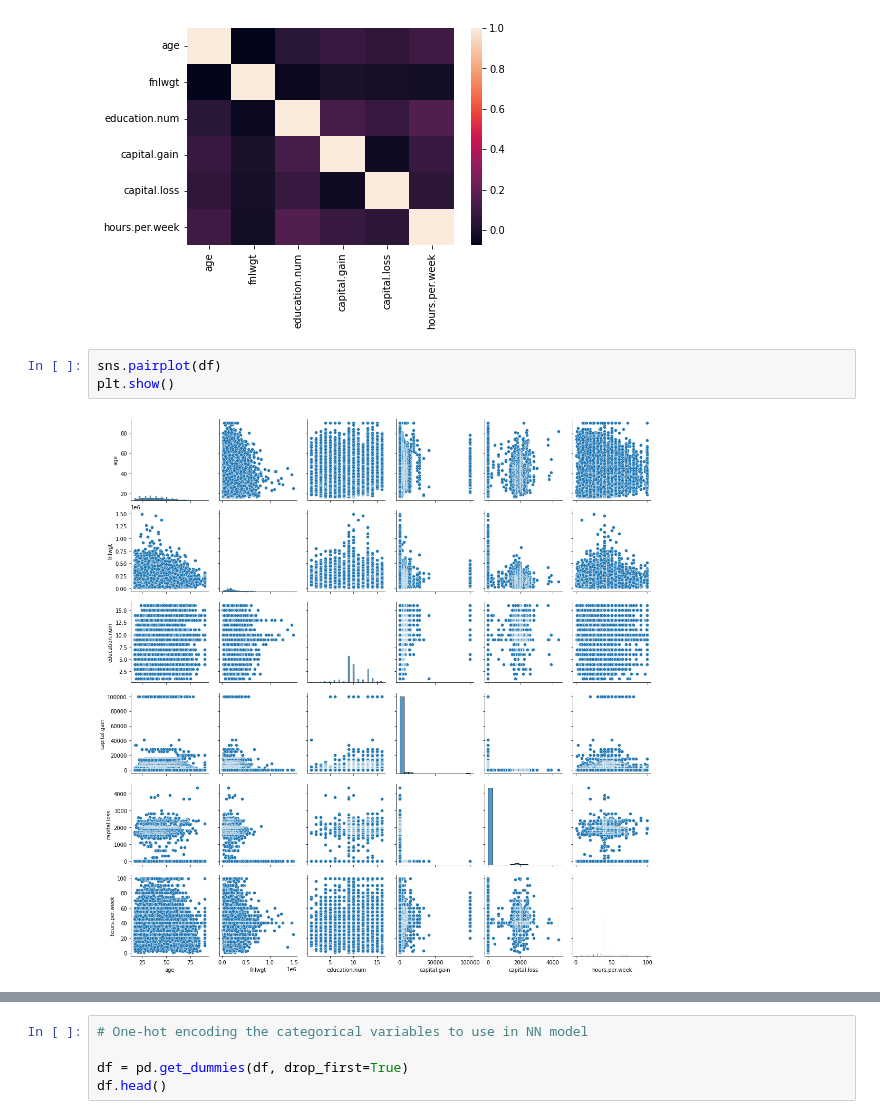
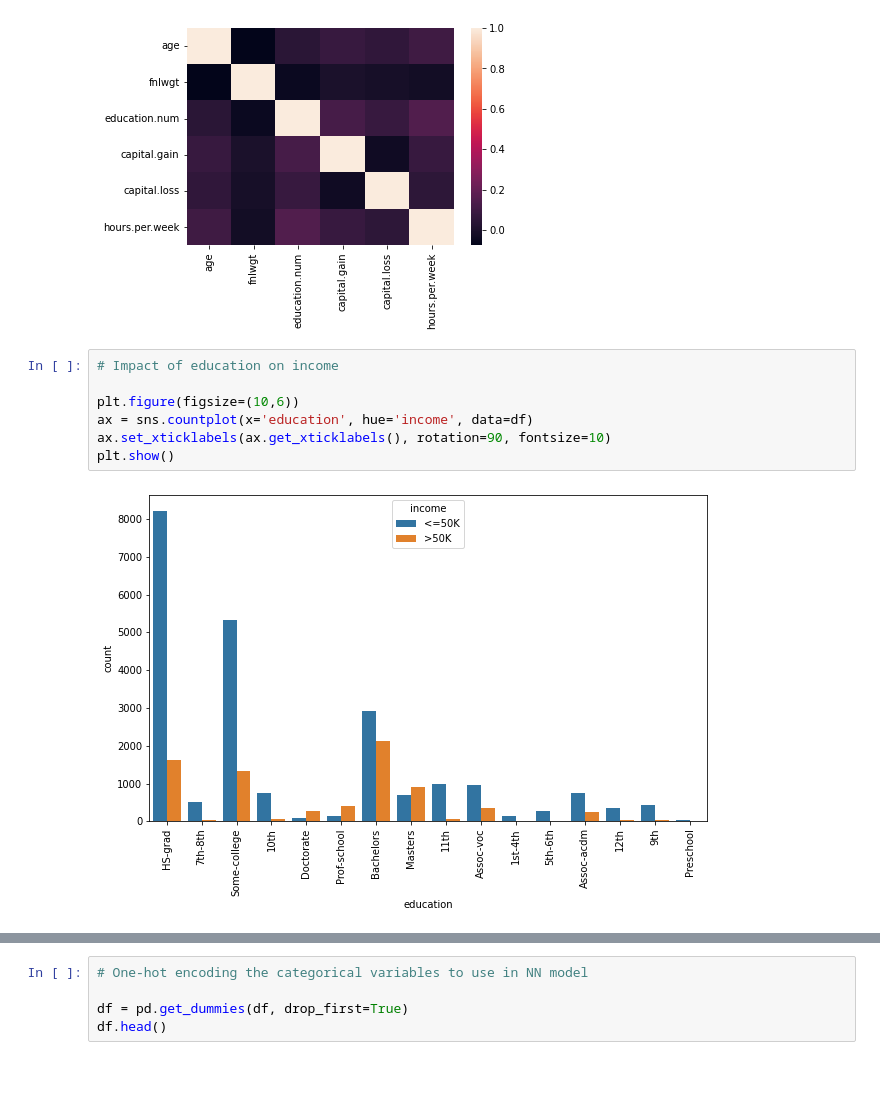
Before and after one commit to kabhishake/CSE574, a Jupyter notebook: Assignment 3/akumar63_chinmayj_checkpoint_assignment3.ipynb, the cells around one changed output, grey strips where cells are left out. Cells and saved outputs as stored; diff of their text form; blank space fills up the shorter version.

```diff
--- a/Assignment 3/akumar63_chinmayj_checkpoint_assignment3.ipynb
+++ b/Assignment 3/akumar63_chinmayj_checkpoint_assignment3.ipynb
@@ -183,8 +196,12 @@ plt.show()
 # negligible correlation between variables
 # %% [output]
 [figure]
-# %%
-sns.pairplot(df)
-plt.show()
-# %% [output]
-[figure, removed]
+# %%
+# Impact of education on income
+
+plt.figure(figsize=(10,6))
+ax = sns.countplot(x='education', hue='income', data=df)
+ax.set_xticklabels(ax.get_xticklabels(), rotation=90, fontsize=10)
+plt.show()
+# %% [output]
+[figure, added]
```
Also changed, not shown: parts of 24 cells of this notebook, 2 other files.
